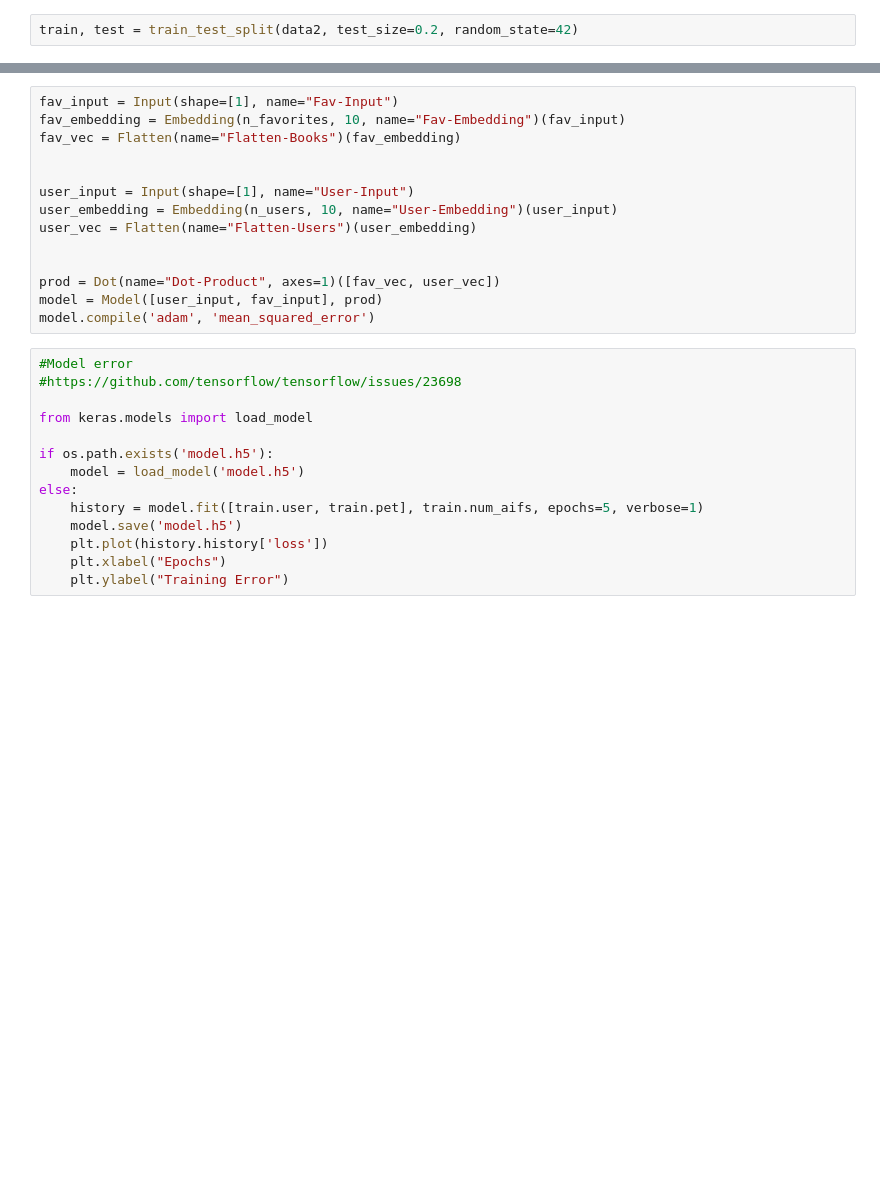
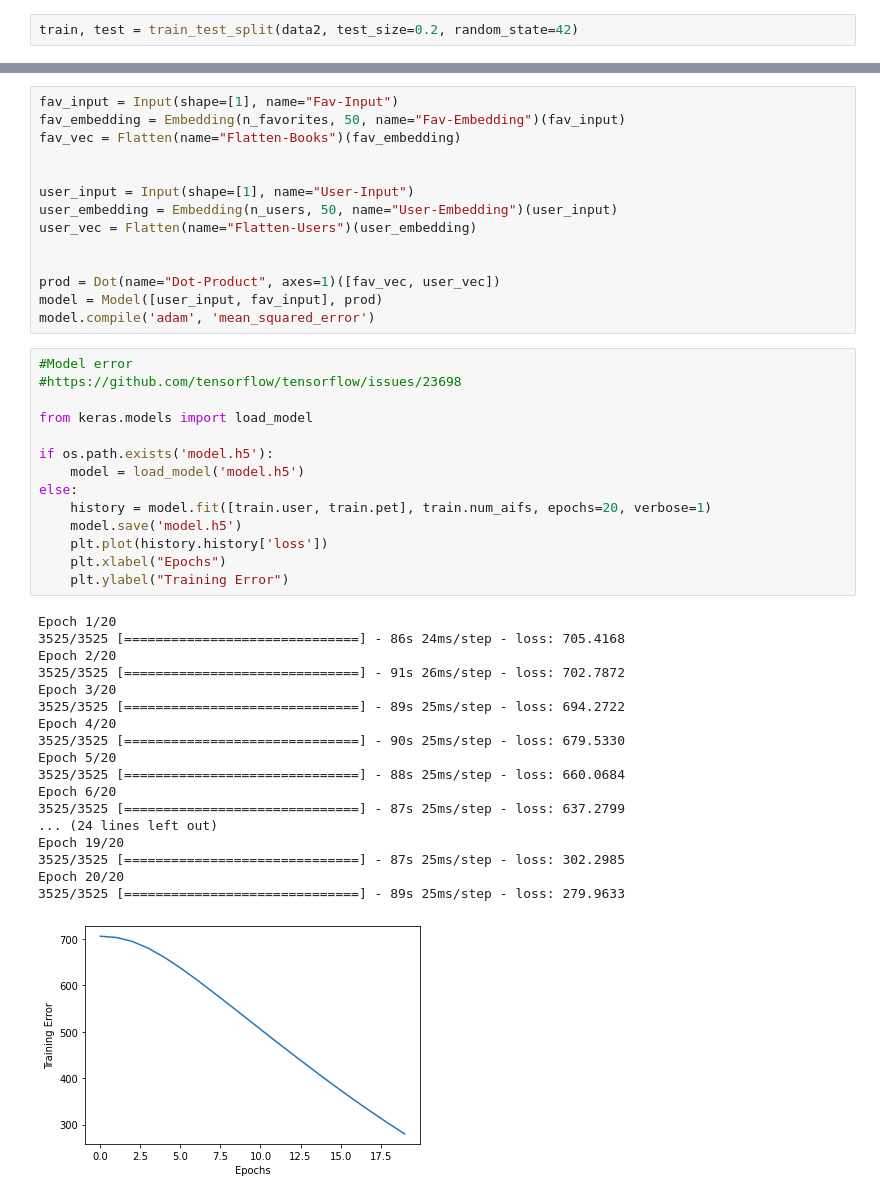
Before and after one commit to justinrichie/keras_recommendationengine, a Jupyter notebook: keras_recommendation.ipynb, the cells around one changed output, grey strips where cells are left out. Drawn from its saved outputs; the diff is of its cells as text; blank space fills up the shorter version.

Commit message:
add cells to notebook that handle making a prediction, train model for 20 epochs and 50 dimensions

```diff
--- a/keras_recommendation.ipynb
+++ b/keras_recommendation.ipynb
@@ -90,11 +171,11 @@ print(train)
 # %%
 fav_input = Input(shape=[1], name="Fav-Input")
-fav_embedding = Embedding(n_favorites, 10, name="Fav-Embedding")(fav_input)
+fav_embedding = Embedding(n_favorites, 50, name="Fav-Embedding")(fav_input)
 fav_vec = Flatten(name="Flatten-Books")(fav_embedding)
 
 
 user_input = Input(shape=[1], name="User-Input")
-user_embedding = Embedding(n_users, 10, name="User-Embedding")(user_input)
+user_embedding = Embedding(n_users, 50, name="User-Embedding")(user_input)
 user_vec = Flatten(name="Flatten-Users")(user_embedding)
 
 
@@ -104,16 +185,35 @@ model.compile('adam', 'mean_squared_error')
 # %%
 #Model error
 #https://github.com/tensorflow/tensorflow/issues/23698
 
 from keras.models import load_model
 
 if os.path.exists('model.h5'):
     model = load_model('model.h5')
 else:
-    history = model.fit([train.user, train.pet], train.num_aifs, epochs=5, verbose=1)
+    history = model.fit([train.user, train.pet], train.num_aifs, epochs=20, verbose=1)
     model.save('model.h5')
     plt.plot(history.history['loss'])
     plt.xlabel("Epochs")
     plt.ylabel("Training Error")
+# %% [output]
+Epoch 1/20
+3525/3525 [==============================] - 86s 24ms/step - loss: 705.4168
+Epoch 2/20
+3525/3525 [==============================] - 91s 26ms/step - loss: 702.7872
+Epoch 3/20
+3525/3525 [==============================] - 89s 25ms/step - loss: 694.2722
+Epoch 4/20
+3525/3525 [==============================] - 90s 25ms/step - loss: 679.5330
+Epoch 5/20
+3525/3525 [==============================] - 88s 25ms/step - loss: 660.0684
+Epoch 6/20
+3525/3525 [==============================] - 87s 25ms/step - loss: 637.2799
+... (24 lines left out)
+Epoch 19/20
+3525/3525 [==============================] - 87s 25ms/step - loss: 302.2985
+Epoch 20/20
+3525/3525 [==============================] - 89s 25ms/step - loss: 279.9633
+[figure, added]
 # %%
 # Creating dataset for making recommendations for the first user
```
Also changed, not shown: parts of 12 cells of this notebook, 1 other file.
